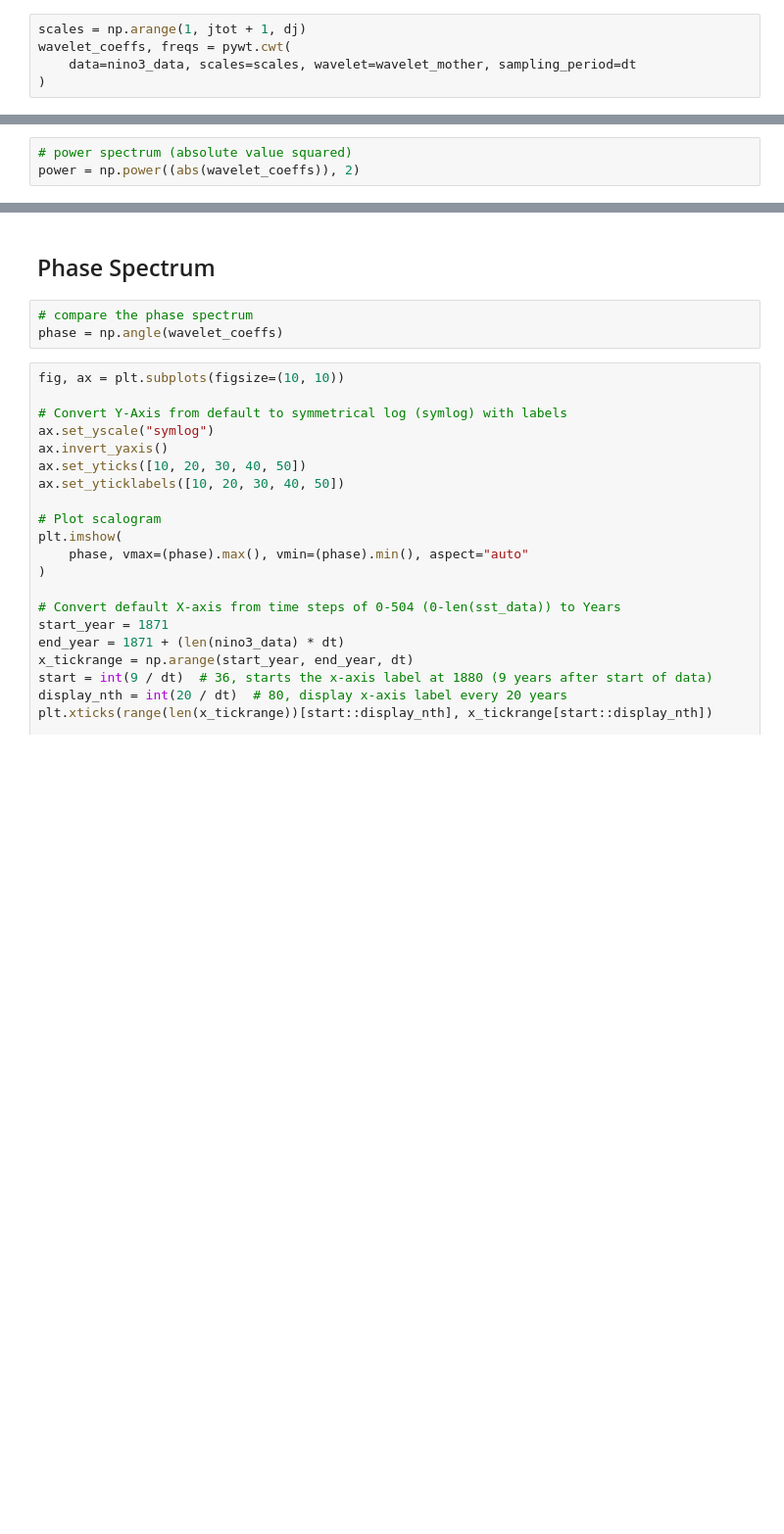
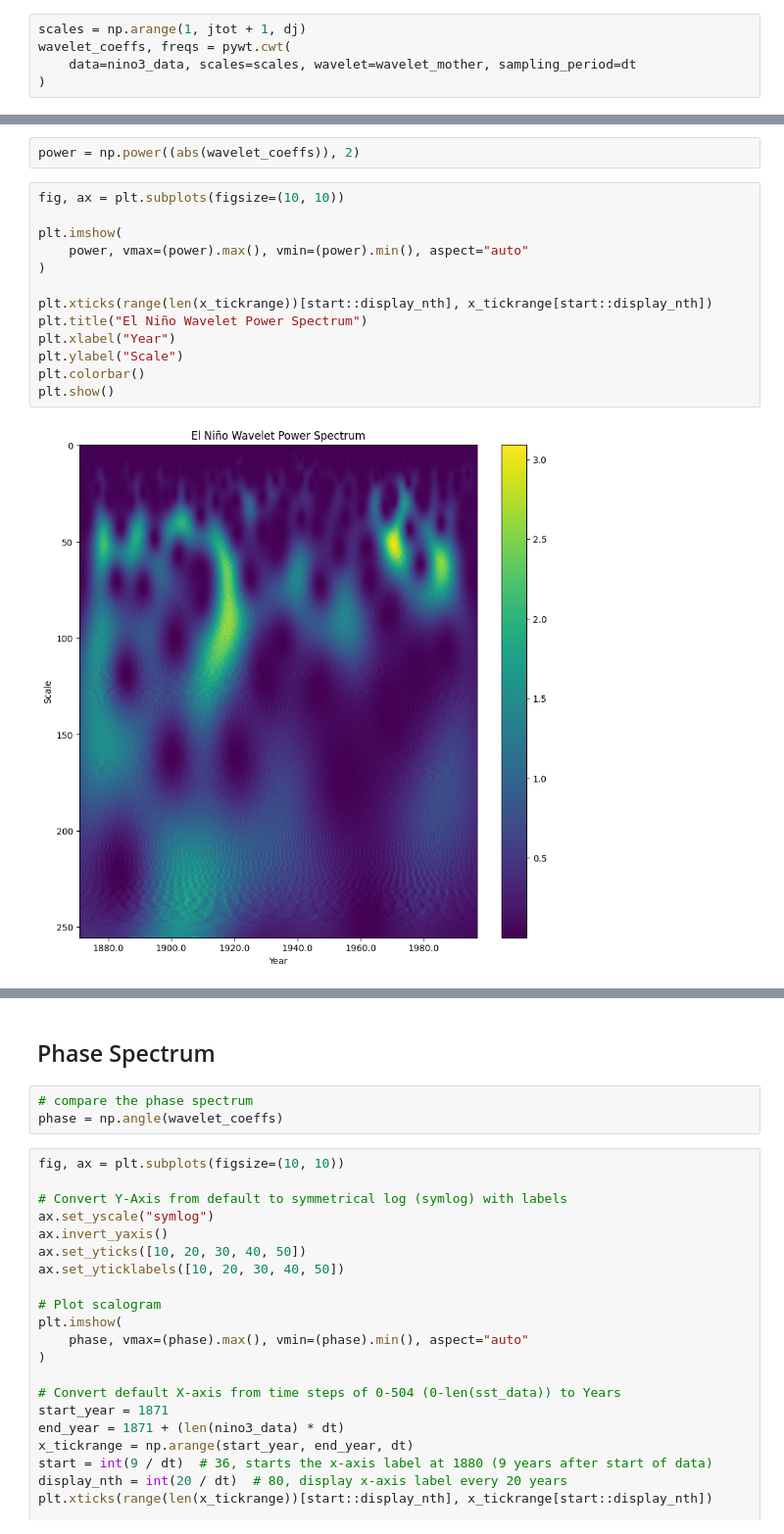
Before and after one commit to projectpythia-mystmd/wavelet-cookbook, a Jupyter notebook: notebooks/example-workflows/nino3.ipynb, the cells around one changed output, grey strips where cells are left out. Shown at 98% size. Drawn from its saved outputs; the diff is of its cells as text; blank space fills up the shorter version.

```diff
--- a/notebooks/example-workflows/nino3.ipynb
+++ b/notebooks/example-workflows/nino3.ipynb
@@ -128,3 +129,17 @@ wavelet_coeffs, freqs = pywt.cwt(
 # %%
-# power spectrum (absolute value squared)
 power = np.power((abs(wavelet_coeffs)), 2)
+# %%
+fig, ax = plt.subplots(figsize=(10, 10))
+
+plt.imshow(
+    power, vmax=(power).max(), vmin=(power).min(), aspect="auto"
+)
+
+plt.xticks(range(len(x_tickrange))[start::display_nth], x_tickrange[start::display_nth])
+plt.title("El Niño Wavelet Power Spectrum")
+plt.xlabel("Year")
+plt.ylabel("Scale")
+plt.colorbar()
+plt.show()
+# %% [output]
+[figure, added]
```
Also changed, not shown: parts of 25 cells of this notebook, 4 other files.
